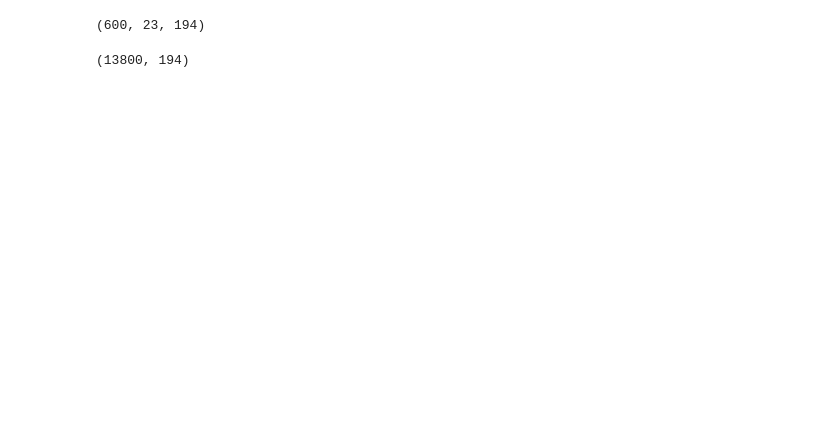
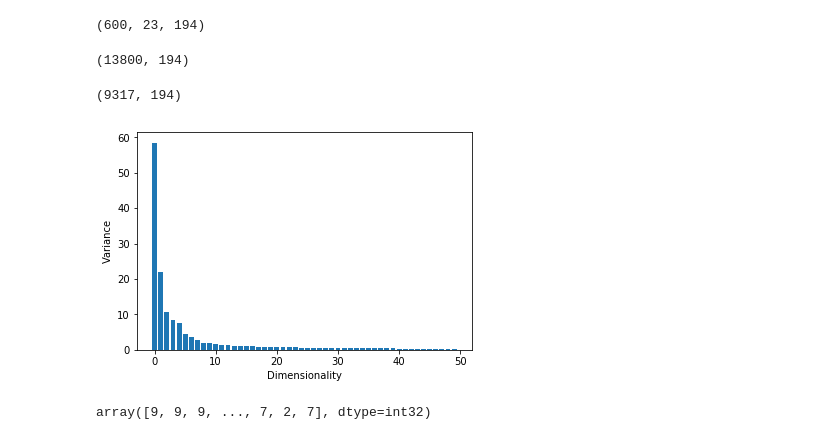
Before and after one commit to ywnch/PUI2017_ywc249, a Jupyter notebook: HW10_ywc249/HW10.ipynb, the cells around one changed output. Drawn from its saved outputs; the diff is of its cells as text; code cells hidden in the pictures; blank space fills up the shorter version.

```diff
--- a/HW10_ywc249/HW10.ipynb
+++ b/HW10_ywc249/HW10.ipynb
@@ -408,3 +381,30 @@ tots = mtaRides.transpose(2,0,1).reshape(mtaRides.shape[2], mtaRides.shape[1]*mt
 tots.shape
 # %% [output]
 (13800, 194)
+# %%
+# remove empty and standardize data
+tots = tots[tots.std(1) > 0]
+vals = ((tots.T - tots.mean(1)) / tots.std(1)).T
+vals.shape
+# %% [output]
+(9317, 194)
+# %%
+# perform PCA
+n = 50
+pca = PCA(n)
+Xproj = pca.fit_transform(vals)
+eigenvalues = pca.explained_variance_
+
+pl.bar(np.arange(n), eigenvalues);
+pl.xlabel('Dimensionality')
+pl.ylabel('Variance')
+pl.show()
+# %% [output]
+[figure, added]
+# %%
+# calculate clustered labels
+km = KMeans(n_clusters=10, init='k-means++', max_iter=500, random_state=2017).fit(vals)
+cluster_labels = km.fit_predict(vals)
+cluster_labels
+# %% [output]
+array([9, 9, 9, ..., 7, 2, 7], dtype=int32)
```
Also changed, not shown: parts of 7 cells of this notebook, 1 other file.
